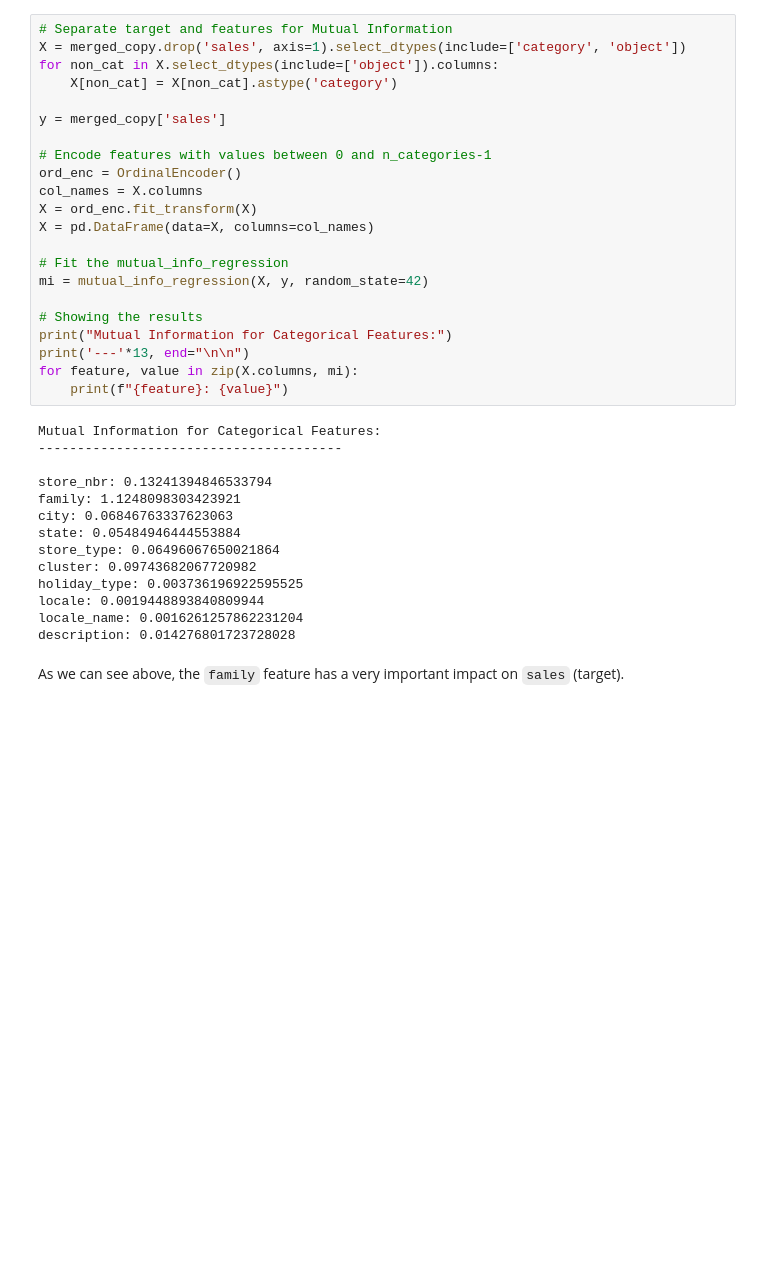
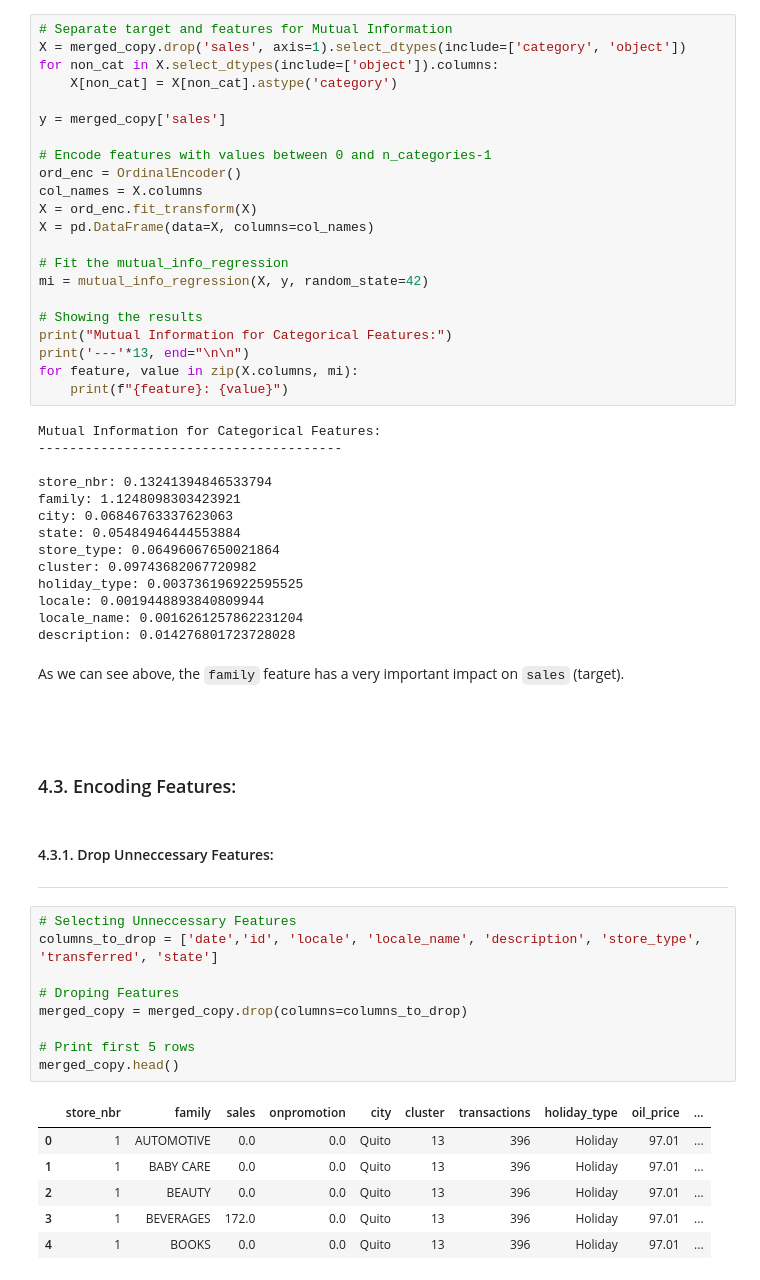
Before and after one commit to edmar-bevilaqua/store-sales-tsf-kaggle-competition, a Jupyter notebook: store-sales-tsf.ipynb, the cells around one changed output. Cells and saved outputs as stored; diff of their text form; blank space fills up the shorter version.

Commit message:
Update store-sales-tsf.ipynb
Drop unneccessary feature.

```diff
--- a/store-sales-tsf.ipynb
+++ b/store-sales-tsf.ipynb
@@ -1329,3 +1329,26 @@ locale_name: 0.0016261257862231204
 description: 0.014276801723728028
 # %% [markdown]
 As we can see above, the `family` feature has a very important impact on `sales` (target).
+# %% [markdown]
+<br><br>
+
+### 4.3. Encoding Features:
+# %% [markdown]
+#### 4.3.1. Drop Unneccessary Features:
+---
+# %%
+# Selecting Unneccessary Features
+columns_to_drop = ['date','id', 'locale', 'locale_name', 'description', 'store_type', 'transferred', 'state']
+
+# Droping Features
+merged_copy = merged_copy.drop(columns=columns_to_drop)
+
+# Print first 5 rows
+merged_copy.head()
+# %% [output]
+|  | store_nbr | family | sales | onpromotion | city | cluster | transactions | holiday_type | oil_price | ... |
+| 0 | 1 | AUTOMOTIVE | 0.0 | 0.0 | Quito | 13 | 396 | Holiday | 97.01 | ... |
+| 1 | 1 | BABY CARE | 0.0 | 0.0 | Quito | 13 | 396 | Holiday | 97.01 | ... |
+| 2 | 1 | BEAUTY | 0.0 | 0.0 | Quito | 13 | 396 | Holiday | 97.01 | ... |
+| 3 | 1 | BEVERAGES | 172.0 | 0.0 | Quito | 13 | 396 | Holiday | 97.01 | ... |
+| 4 | 1 | BOOKS | 0.0 | 0.0 | Quito | 13 | 396 | Holiday | 97.01 | ... |
```
